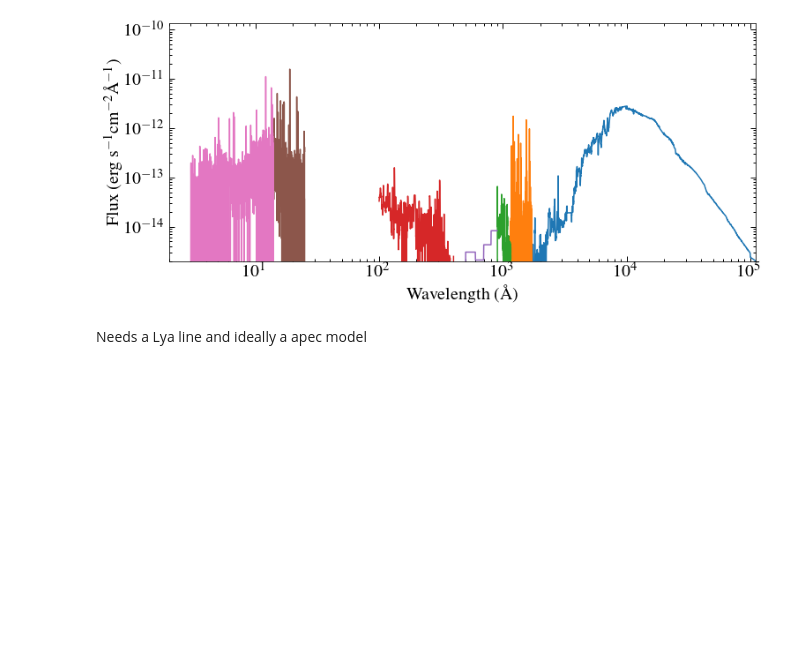
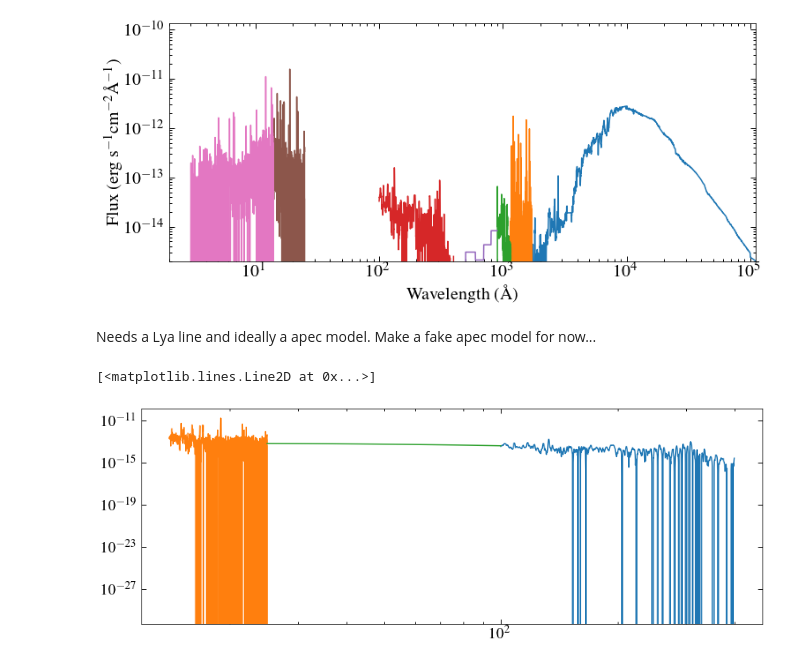
Before and after one commit to davidjwilson/ad-leo-sed, a Jupyter notebook: ad_leo_sed.ipynb, the cells around one changed output. Drawn from its saved outputs; the diff is of its cells as text; code cells hidden in the pictures; blank space fills up the shorter version.

```diff
--- a/ad_leo_sed.ipynb
+++ b/ad_leo_sed.ipynb
@@ -470,4 +479,24 @@ plt.savefig('ad_leo_draft.png')
 # %% [output]
 [figure]
 # %% [markdown]
-Needs a Lya line and ideally a apec model
+Needs a Lya line and ideally a apec model. Make a fake apec model for now...
+# %%
+plt.plot(w_euv, f_euv)
+plt.plot(wcm, fcm)
+plt.xscale('log')
+plt.yscale('log')
+fitter = fitting.LinearLSQFitter()
+
+w2fit = np.concatenate((wcm[(wcm >20) &(fcm >0)] , w_euv[w_euv <110]))
+f2fit = np.concatenate((fcm[(wcm >20) & (fcm >0)], f_euv[w_euv <110]))
+
+n_init = models.Polynomial1D(1)# + models.Polynomial1D(3)
+nfit = fitter(n_init, w2fit,np.log10(f2fit))
+w_gap = np.arange(int(wcm[-1])+1, w_euv[0])
+f_gap = 10**nfit(w_gap)
+e_gap = np.zeros(len(w_gap))
+plt.plot(w_gap, 10**nfit(w_gap))
+#print(w_gap[-1])
+# %% [output]
+[<matplotlib.lines.Line2D at 0x...>]
+[figure, added]
```
Also changed, not shown: parts of 12 cells of this notebook, 8 other files.
